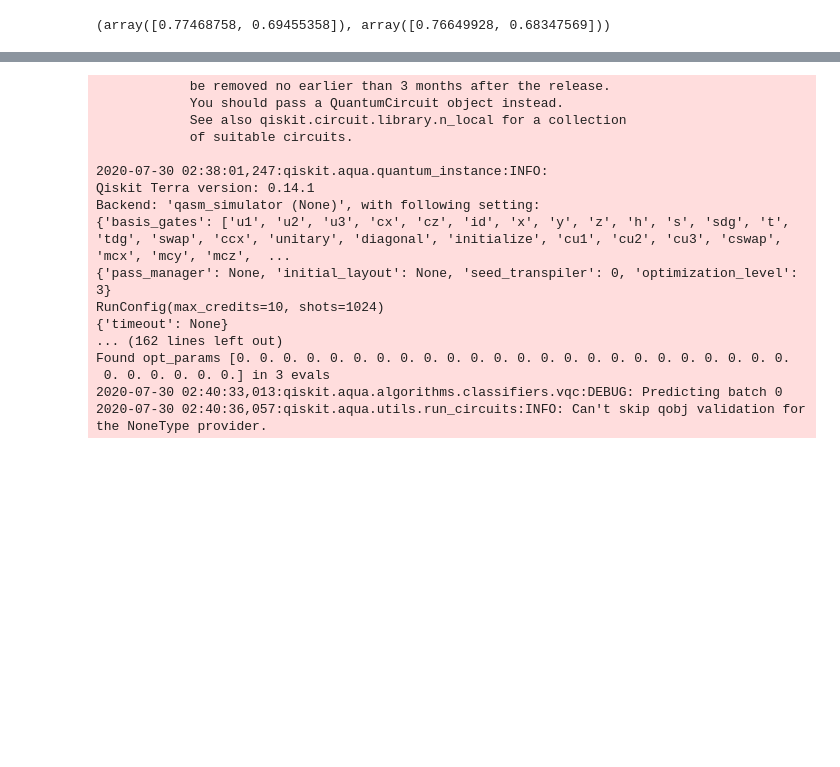
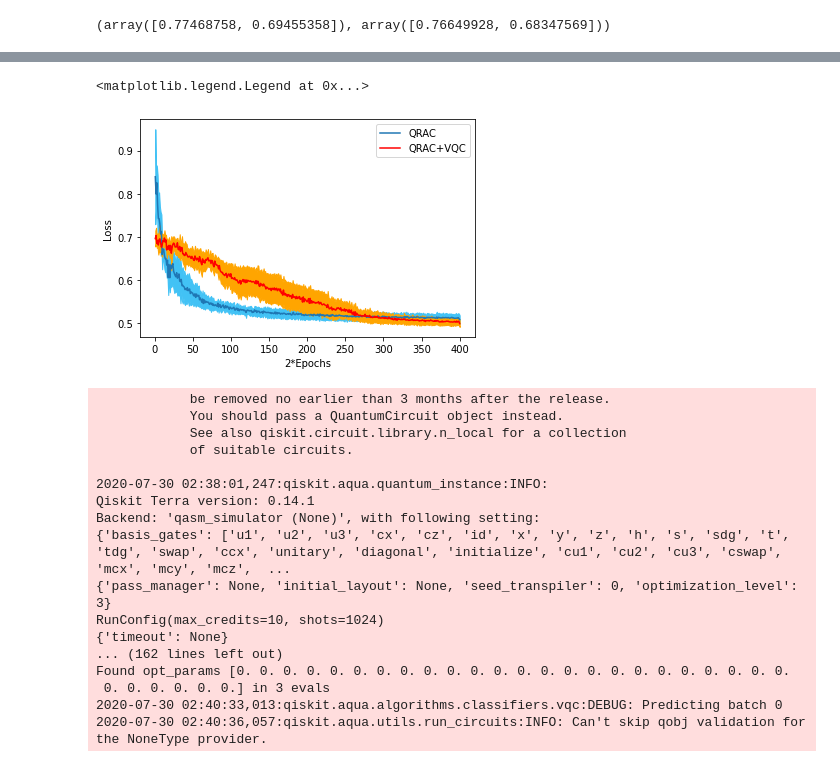
Before and after one commit to Coldog2333/qc_group_project, a Jupyter notebook: Titanic_VQC.ipynb, the cells around one changed output, grey strips where cells are left out. Saved outputs shown, nothing was run; the diff lists cells and outputs as text; code cells hidden in the pictures; blank space fills up the shorter version.

```diff
--- a/Titanic_VQC.ipynb
+++ b/Titanic_VQC.ipynb
@@ -23,7 +23,7 @@ set_qiskit_aqua_logging(logging.DEBUG)  # choose INFO, DEBUG to see the log
 from data_provider import load_titanic_pd
 from utils import record_test_result_for_kaggle
 # %%
-df_train, df_test, y, _ = load_titanic_pd('train.csv', 'test.csv')
+df_train, df_test, y_train, _ = load_titanic_pd('train.csv', 'test.csv')
 # %% [output]
 A value is trying to be set on a copy of a slice from a DataFrame
 
@@ -350,3 +330,33 @@ Found opt_params [0. 0. 0. 0. 0. 0. 0. 0. 0. 0. 0. 0. 0. 0. 0. 0. 0. 0. 0. 0. 0.
+# %%
+import pickle
+
+with open('results/titanic_qrac_record.pk', 'rb') as f:
+    hist_qrac = pickle.load(f)
+
+with open('results/titanic_qrac_vqc_record.pk', 'rb') as f:
+    hist_qrac_vqc = pickle.load(f)
+# %%
+mean_epoch = np.mean(np.array(hist_qrac['loss_logs']), axis=0)[-400:]
+std_epoch = np.std(np.array(hist_qrac['loss_logs']), axis=0)[-400:]
+
+X = np.arange(1,401)
+plt.plot(X, mean_epoch, label='QRAC')
+plt.fill_between(X, mean_epoch - std_epoch, mean_epoch + std_epoch,color='#42c2f5')
+
+mean_epoch = np.mean(np.array(hist_qrac_vqc['loss_logs']), axis=0)[-400:]
+std_epoch = np.std(np.array(hist_qrac_vqc['loss_logs']), axis=0)[-400:]
+
+X = np.arange(1,401)
+plt.plot(X, mean_epoch, label='QRAC+VQC', color='r')
+plt.fill_between(X, mean_epoch - std_epoch, mean_epoch + std_epoch,color='orange')
+
+plt.xlabel('2*Epochs')
+plt.ylabel('Loss')
+
+plt.legend()
+# %% [output]
+<matplotlib.legend.Legend at 0x...>
+[figure, added]
 # %%
 import glob
 
```
Also changed, not shown: parts of 72 cells of this notebook, 53 other files.
